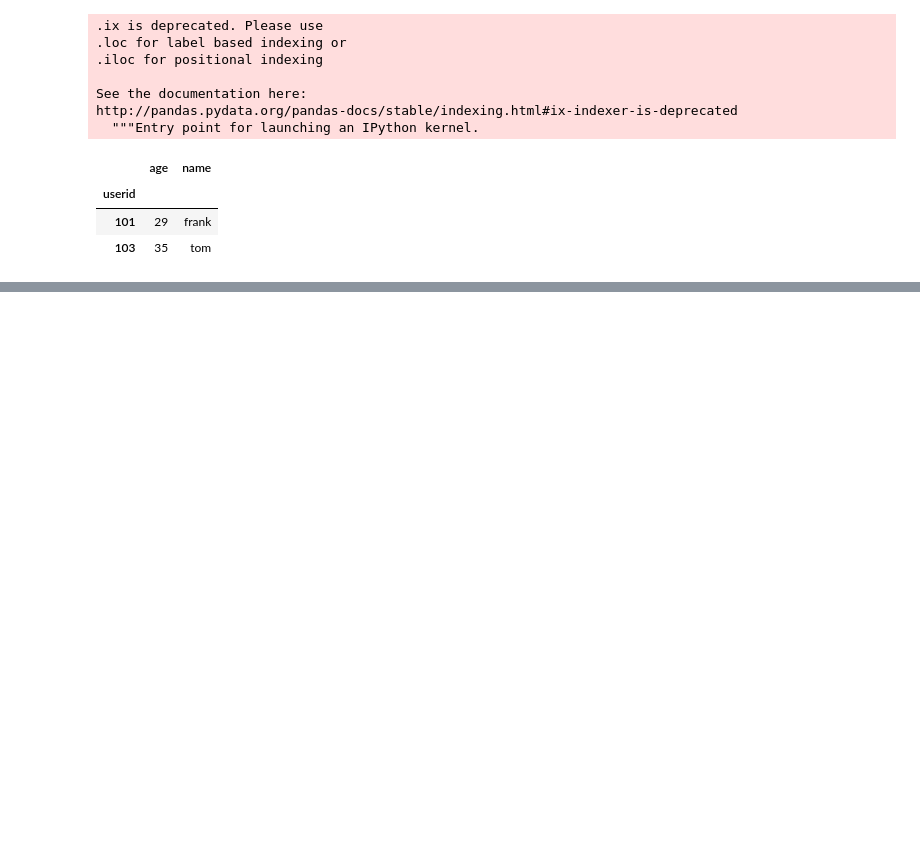
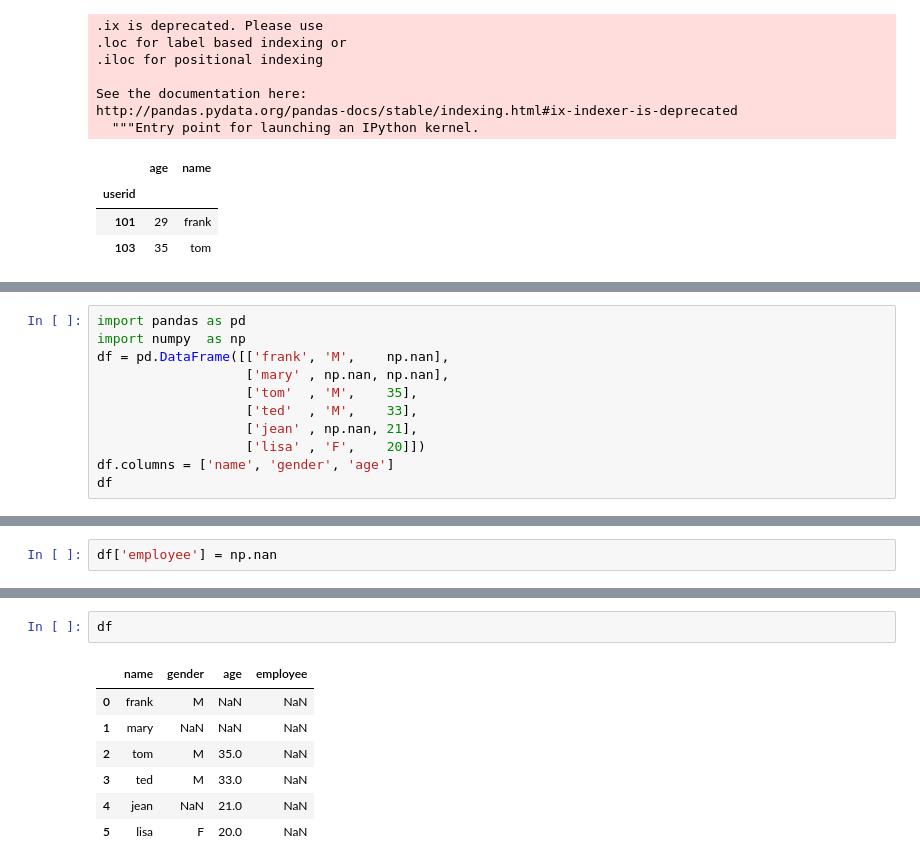
Before and after one commit to greenrmp/cathaylifepy, a Jupyter notebook: Demo20190627.ipynb, the cells around one changed output, grey strips where cells are left out. Saved outputs shown, nothing was run; the diff lists cells and outputs as text; blank space fills up the shorter version.

```diff
--- a/Demo20190627.ipynb
+++ b/Demo20190627.ipynb
@@ -1665,0 +1668,11 @@ http://pandas.pydata.org/pandas-docs/stable/indexing.html#ix-indexer-is-deprecat
+# %%
+import pandas as pd
+import numpy  as np
+df = pd.DataFrame([['frank', 'M',    np.nan],
+                   ['mary' , np.nan, np.nan],
+                   ['tom'  , 'M',    35],
+                   ['ted'  , 'M',    33],
+                   ['jean' , np.nan, 21],
+                   ['lisa' , 'F',    20]])
+df.columns = ['name', 'gender', 'age']
+df
@@ -1665,0 +1801,2 @@ http://pandas.pydata.org/pandas-docs/stable/indexing.html#ix-indexer-is-deprecat
+# %%
+df['employee'] = np.nan
@@ -1665,0 +1843,10 @@ http://pandas.pydata.org/pandas-docs/stable/indexing.html#ix-indexer-is-deprecat
+# %%
+df
+# %% [output]
+|  | name | gender | age | employee |
+| 0 | frank | M | NaN | NaN |
+| 1 | mary | NaN | NaN | NaN |
+| 2 | tom | M | 35.0 | NaN |
+| 3 | ted | M | 33.0 | NaN |
+| 4 | jean | NaN | 21.0 | NaN |
+| 5 | lisa | F | 20.0 | NaN |
```
Also changed, not shown: parts of 39 cells of this notebook.
